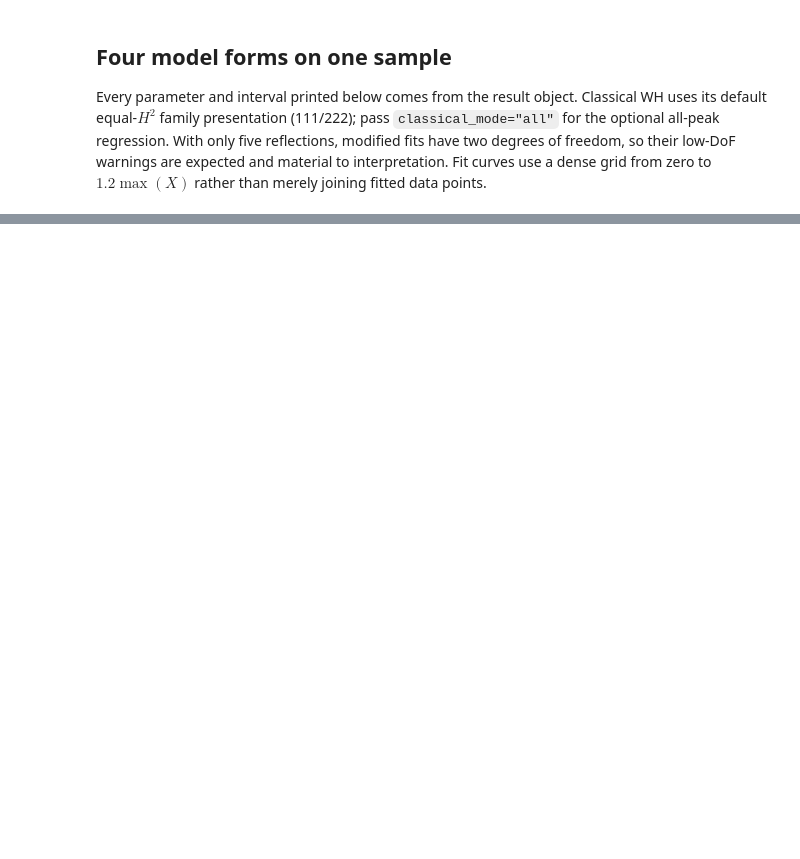
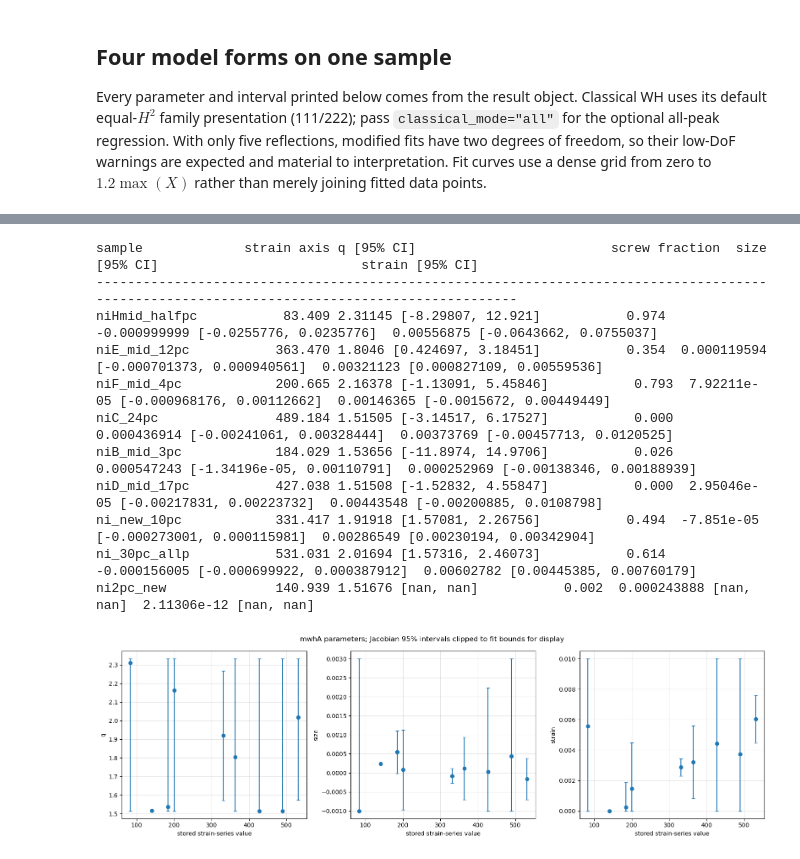
Before and after one commit to ThomasHSimm/dippa, a Jupyter notebook: notebooks/04_williamson_hall.ipynb, the cells around one changed output, grey strips where cells are left out. Drawn from its saved outputs; the diff is of its cells as text; code cells hidden in the pictures; blank space fills up the shorter version.

```diff
--- a/notebooks/04_williamson_hall.ipynb
+++ b/notebooks/04_williamson_hall.ipynb
@@ -191,37 +190,55 @@ The half-percent sample remains in the report as an explicit non-fit because its
 SERIES_RESULTS = []
 for sample, correction, binding in zip(SAMPLES, CORRECTIONS, BINDINGS):
     result = (
-        fit_williamson_hall(correction, binding, CH00, variant="mwhA")
+        fit_williamson_hall(
+            correction, binding, CH00, variant="mwhA", q_bounds=Q_BOUNDS
+        )
         if len(correction.delta_k) >= 3
         else None
     )
     SERIES_RESULTS.append(result)
 
-print(f"{'sample':<18} {'strain axis':>11} {'q [95% CI]':<34} {'size [95% CI]':<38} strain [95% CI]")
+print(f"{'sample':<18} {'strain axis':>11} {'q [95% CI]':<34} {'screw fraction':>14}  {'size [95% CI]':<38} strain [95% CI]")
 print("-" * 140)
 for sample, correction, result in zip(SAMPLES, CORRECTIONS, SERIES_RESULTS):
     if result is None:
         print(f"{sample.name:<18} {sample.valstrain:>11.3f} not fit: {len(correction.delta_k)} retained points")
         continue
     p, ci = result.parameters, result.confidence_intervals
     print(
         f"{sample.name:<18} {sample.valstrain:>11.3f} "
         f"{p.q:.6g} [{ci.q[0]:.6g}, {ci.q[1]:.6g}]  "
+        f"{result.screw_fraction:>14.3f}  "
         f"{p.size:.6g} [{ci.size[0]:.6g}, {ci.size[1]:.6g}]  "
         f"{p.strain:.6g} [{ci.strain[0]:.6g}, {ci.strain[1]:.6g}]"
     )
 
 valid = [(sample, result) for sample, result in zip(SAMPLES, SERIES_RESULTS) if result]
 axis_values = np.array([sample.valstrain for sample, _ in valid])
 fig, axes = plt.subplots(1, 3, figsize=(16, 5))
+plot_bounds = {"q": Q_BOUNDS, "size": (-0.001, 0.003), "strain": (0.0, 0.01)}
 for ax, name in zip(axes, ["q", "size", "strain"]):
     estimates = np.array([getattr(result.parameters, name) for _, result in valid])
     intervals = np.array([getattr(result.confidence_intervals, name) for _, result in valid])
-    errors = np.vstack((estimates - intervals[:, 0], intervals[:, 1] - estimates))
+    display_intervals = np.clip(intervals, *plot_bounds[name])
+    errors = np.vstack((estimates - display_intervals[:, 0], display_intervals[:, 1] - estimates))
     ax.errorbar(axis_values, estimates, yerr=errors, fmt="o", capsize=3)
     ax.set_xlabel("stored strain-series value")
     ax.set_ylabel(name)
     ax.grid(alpha=0.3)
-fig.suptitle("mwhA fitted parameters and 95% confidence intervals")
+fig.suptitle("mwhA parameters; Jacobian 95% intervals clipped to fit bounds for display")
 plt.tight_layout()
 plt.show()
+# %% [output]
+sample             strain axis q [95% CI]                         screw fraction  size [95% CI]                          strain [95% CI]
+--------------------------------------------------------------------------------------------------------------------------------------------
+niHmid_halfpc           83.409 2.31145 [-8.29807, 12.921]           0.974  -0.000999999 [-0.0255776, 0.0235776]  0.00556875 [-0.0643662, 0.0755037]
+niE_mid_12pc           363.470 1.8046 [0.424697, 3.18451]           0.354  0.000119594 [-0.000701373, 0.000940561]  0.00321123 [0.000827109, 0.00559536]
+niF_mid_4pc            200.665 2.16378 [-1.13091, 5.45846]           0.793  7.92211e-05 [-0.000968176, 0.00112662]  0.00146365 [-0.0015672, 0.00449449]
+niC_24pc               489.184 1.51505 [-3.14517, 6.17527]           0.000  0.000436914 [-0.00241061, 0.00328444]  0.00373769 [-0.00457713, 0.0120525]
+niB_mid_3pc            184.029 1.53656 [-11.8974, 14.9706]           0.026  0.000547243 [-1.34196e-05, 0.00110791]  0.000252969 [-0.00138346, 0.00188939]
+niD_mid_17pc           427.038 1.51508 [-1.52832, 4.55847]           0.000  2.95046e-05 [-0.00217831, 0.00223732]  0.00443548 [-0.00200885, 0.0108798]
+ni_new_10pc            331.417 1.91918 [1.57081, 2.26756]           0.494  -7.851e-05 [-0.000273001, 0.000115981]  0.00286549 [0.00230194, 0.00342904]
+ni_30pc_allp           531.031 2.01694 [1.57316, 2.46073]           0.614  -0.000156005 [-0.000699922, 0.000387912]  0.00602782 [0.00445385, 0.00760179]
+ni2pc_new              140.939 1.51676 [nan, nan]           0.002  0.000243888 [nan, nan]  2.11306e-12 [nan, nan]
+[figure, added]
```
Also changed, not shown: parts of 7 cells of this notebook, 3 other files.
